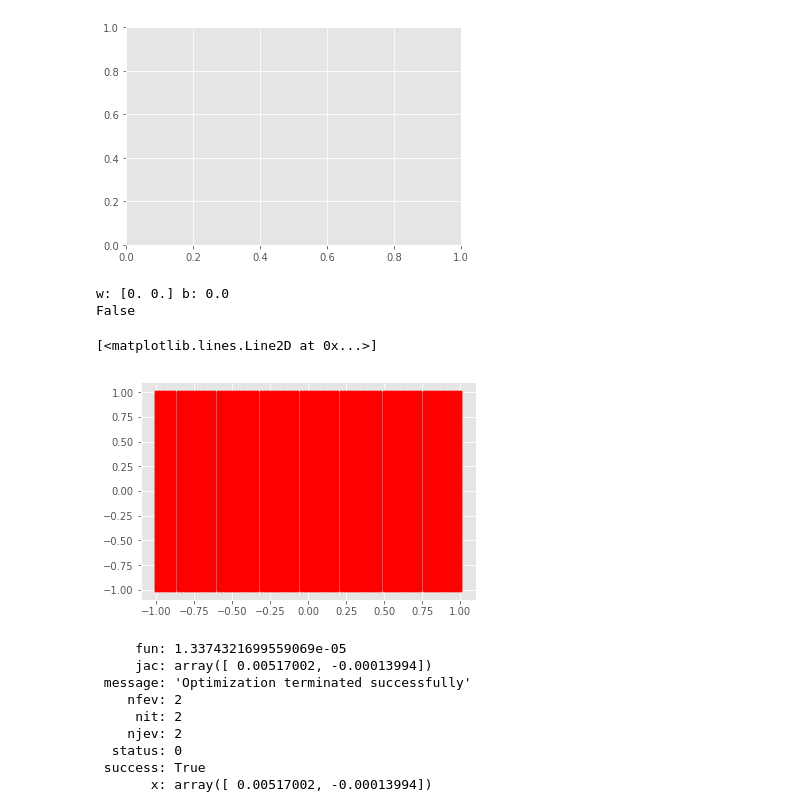
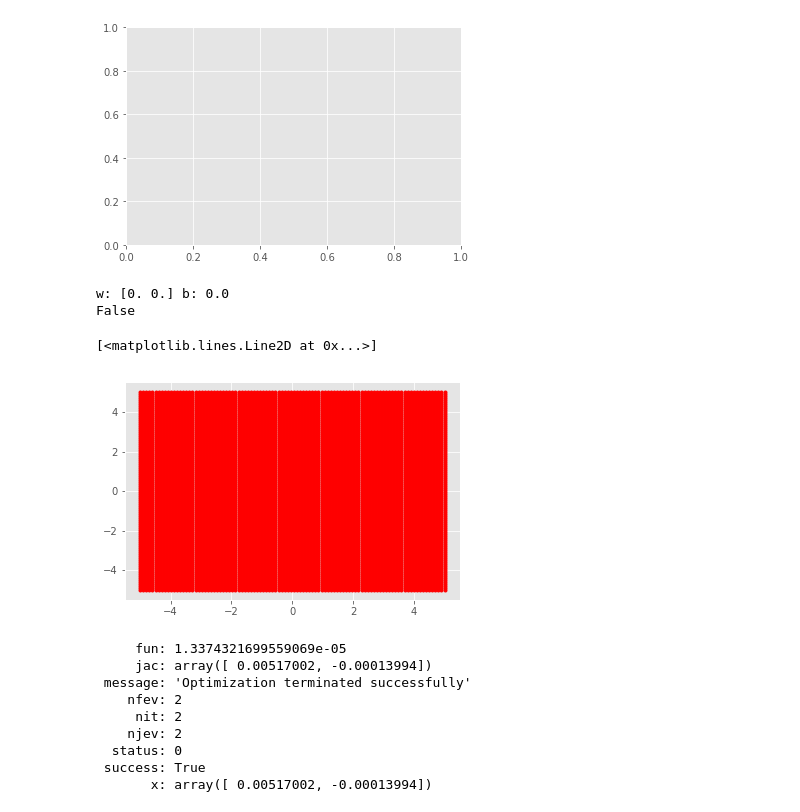
Before and after one commit to AaDalal/senior_sem_ai, a Jupyter notebook: SVM.ipynb, the cells around one changed output. Cells and saved outputs as stored; diff of their text form; code cells hidden in the pictures.

```diff
--- a/SVM.ipynb
+++ b/SVM.ipynb
@@ -327,34 +329,34 @@ nl_model.fit(nl_data, poly_k_3d, 100, 1, 10**(-3))
 # %%
 print('w:', nl_model.w, 'b:', nl_model.b)
 
-x = np.linspace(-1,1, num = 100)
-y = np.linspace(-1,1, num = 100)
+x = np.linspace(-5,5, num = 100)
+y = np.linspace(-5,5, num = 100)
 
 x_plus = np.concatenate(np.split(np.stack([x]*len(y)), len(x), axis = 1))
 y_plus = np.concatenate([x]*len(x))
 
 c = np.zeros(x_plus.shape[0])
 
 for i, x_y in enumerate(zip(x_plus, y_plus)):
     pred = nl_model.predict(np.array(x_y))
     if pred == 1:
         c[i] = 1
 
 print(np.any(c == 1))
 
 red_x = x_plus[c == 0]
 red_y = y_plus[c == 0]
 
 blue_x = x_plus[c == 1]
 blue_y = y_plus[c == 1]
 
 plt.plot(red_x, red_y, 'r.')
 plt.plot(blue_x, blue_y, 'b.')
 # %% [output]
 w: [0. 0.] b: 0.0
 False
 [<matplotlib.lines.Line2D at 0x...>]
-[figure, old version]
+[figure, new version]
 # %%
 # Adapted from https://stackoverflow.com/a/17025929/13112355
 
```
Also changed, not shown: parts of 5 cells of this notebook, 2 other files.
